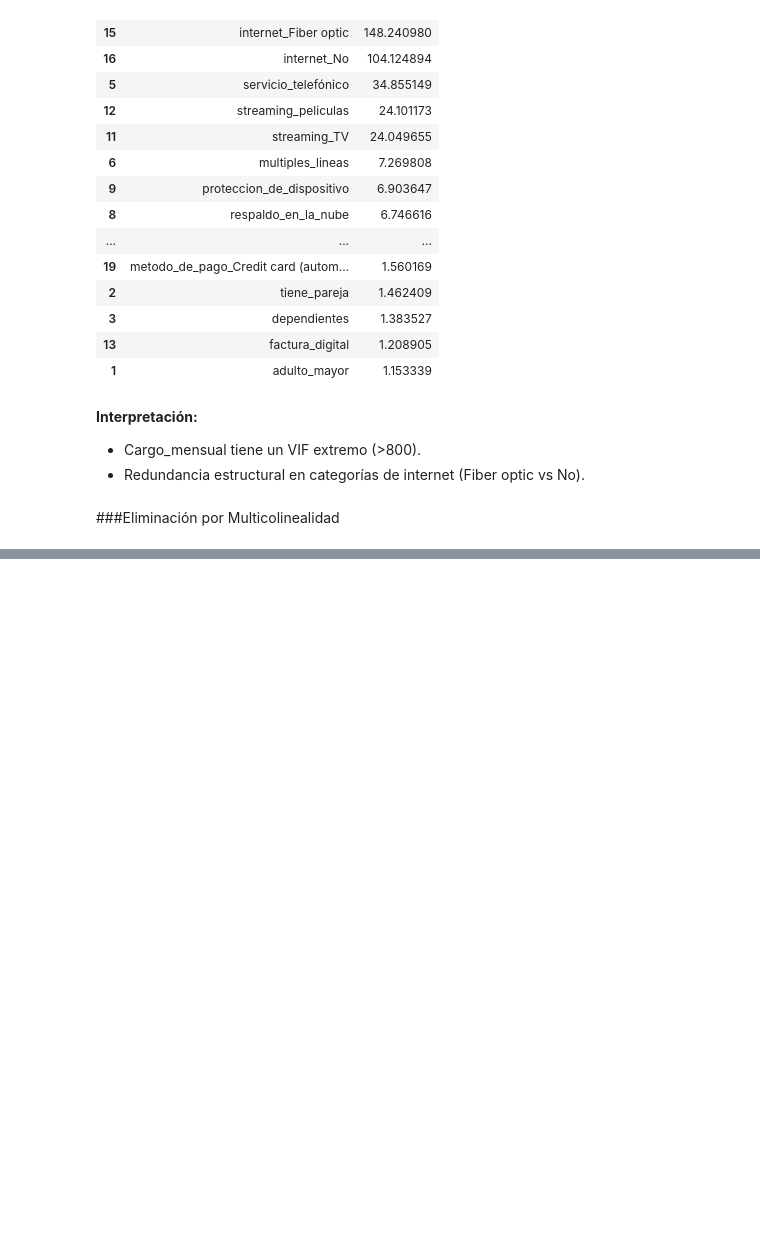
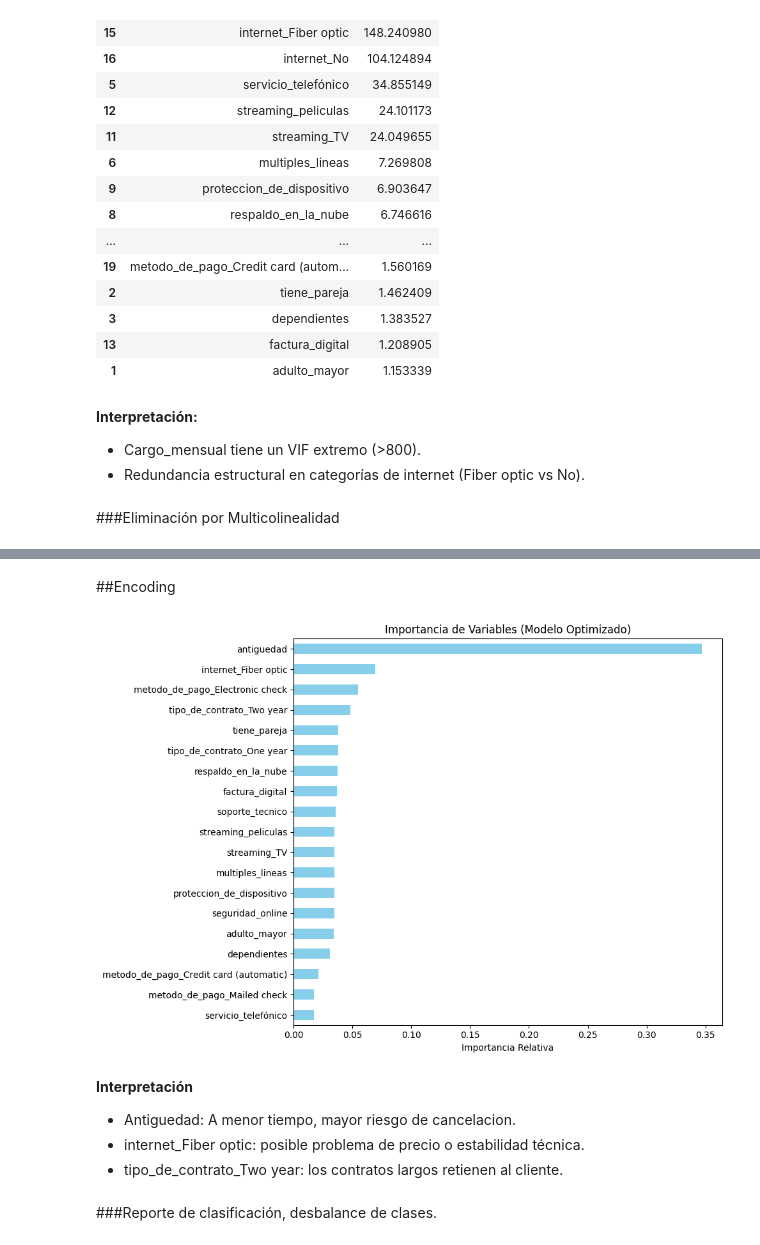
Before and after one commit to NicoPerotto/challenge2-data-science-LATAM-Parte-2, a Jupyter notebook: TelecomX_part2_LATAM.ipynb, the cells around one changed output, grey strips where cells are left out. Cells and saved outputs as stored; diff of their text form; code cells hidden in the pictures; blank space fills up the shorter version.

```diff
--- a/TelecomX_part2_LATAM.ipynb
+++ b/TelecomX_part2_LATAM.ipynb
@@ -74,6 +122,7 @@ dataFrame.head()
 5 rows × 23 columns
 # %%
 dataFrame = dataFrame.drop(columns=['Unnamed: 0'])
+dataFrame.rename(columns={'evasión': 'cancelacion'}, inplace=True)
 # %%
 info(dataFrame)
 # %% [output]
@@ -604,0 +231,6 @@ Usar los modelos desarrollados para generar alertas tempranas de riesgo de rotac
+# %%
+# Eliminamos las últimas columnas de alto VIF para dejar el modelo estable
+ultimas_cols_vif = ['cargo_mensual', 'internet_No']
+df_encoded = df_encoded.drop(columns=ultimas_cols_vif, errors='ignore')
+df_encoded = df_encoded.astype(int)
+df_encoded.head()
@@ -604,0 +244,40 @@ Usar los modelos desarrollados para generar alertas tempranas de riesgo de rotac
+# %% [markdown]
+##Encoding
+# %%
+# 1. Separar características (X) y objetivo (y) usando tus datos procesados
+X = df_encoded.drop(columns=['cancelacion'])
+y = df_encoded['cancelacion']
+
+# 2. División de datos (Recomendado para evitar overfitting)
+X_train, X_test, y_train, y_test = train_test_split(X, y, test_size=0.2, random_state=42)
+
+# 3. Entrenar el modelo Random Forest
+# Usamos random_state=42 para asegurar la reproducibilidad
+model = RandomForestClassifier(n_estimators=100, random_state=42)
+model.fit(X_train, y_train)
+
+# 4. Graficar importancia de variables
+importances = pd.Series(model.feature_importances_, index=X.columns)
+importances.sort_values(ascending=True).plot(
+    kind='barh',
+    figsize=(10, 7),
+    title='Importancia de Variables (Modelo Optimizado)',
+    color='skyblue'
+)
+plt.xlabel('Importancia Relativa')
+plt.tight_layout()
+plt.show()
+
+# 5. Reporte de métricas básicas
+y_pred = model.predict(X_test)
+# %% [output]
+[figure, added]
+# %% [markdown]
+**Interpretación**
+
+
+*   Antiguedad:	A menor tiempo, mayor riesgo de cancelacion.
+*   internet_Fiber optic: posible problema de precio o estabilidad técnica.
+*   tipo_de_contrato_Two year: los contratos largos retienen al cliente.
+# %% [markdown]
+###Reporte de clasificación, desbalance de clases.
```
Also changed, not shown: parts of 83 cells of this notebook.
